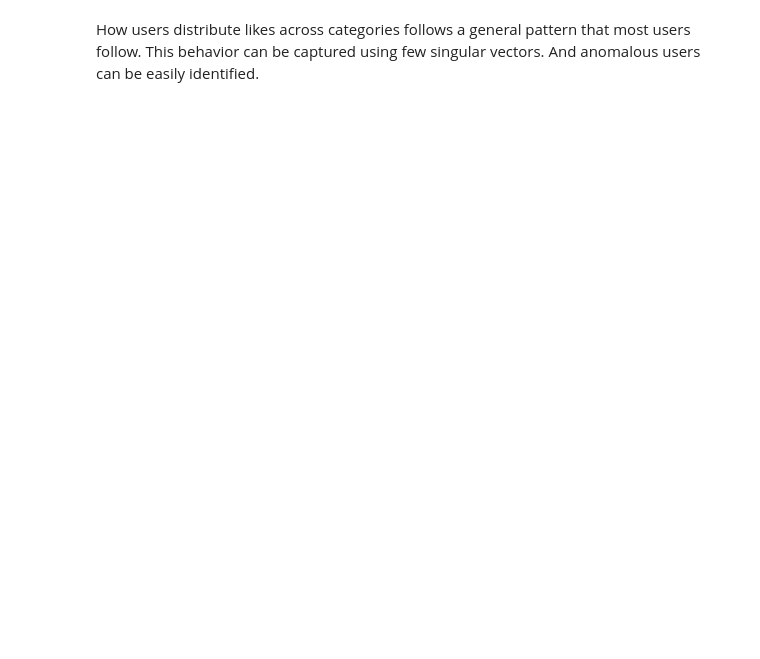
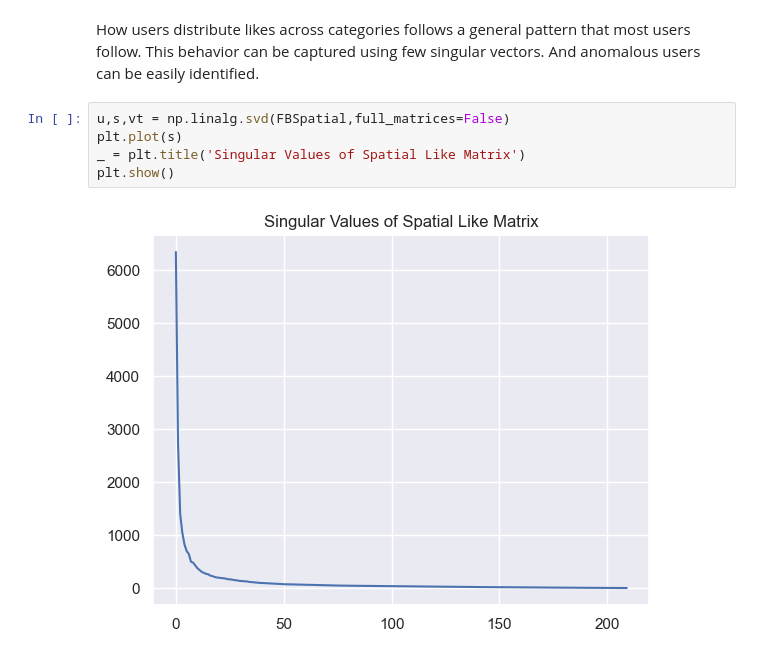
Before and after one commit to ivannadels/CS506_Worksheets, a Jupyter notebook: worksheet_10/worksheet_10.ipynb, the cells around one changed output. Saved outputs shown, nothing was run; the diff lists cells and outputs as text; blank space fills up the shorter version.

```diff
--- a/worksheet_10/worksheet_10.ipynb
+++ b/worksheet_10/worksheet_10.ipynb
@@ -260,3 +269,10 @@ plt.show()
 # %% [markdown]
 How users distribute likes across categories follows a general pattern that most users follow. This behavior can be captured using few singular vectors. And anomalous users can be easily identified.
+# %%
+u,s,vt = np.linalg.svd(FBSpatial,full_matrices=False)
+plt.plot(s)
+_ = plt.title('Singular Values of Spatial Like Matrix')
+plt.show()
+# %% [output]
+[figure, added]
 # %%
```
Also changed, not shown: parts of 14 cells of this notebook.
